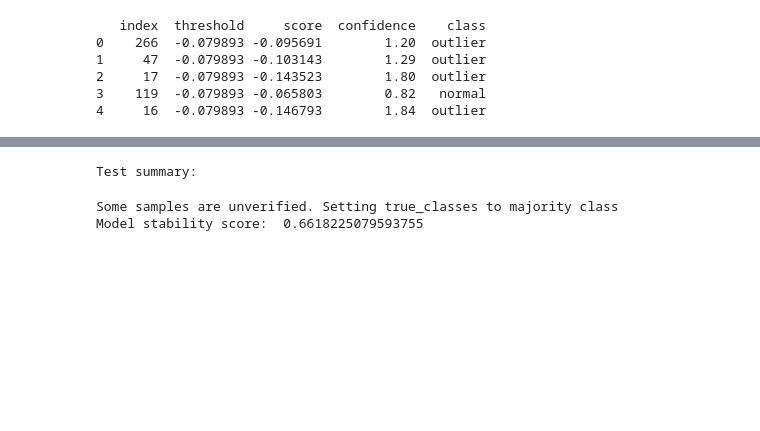
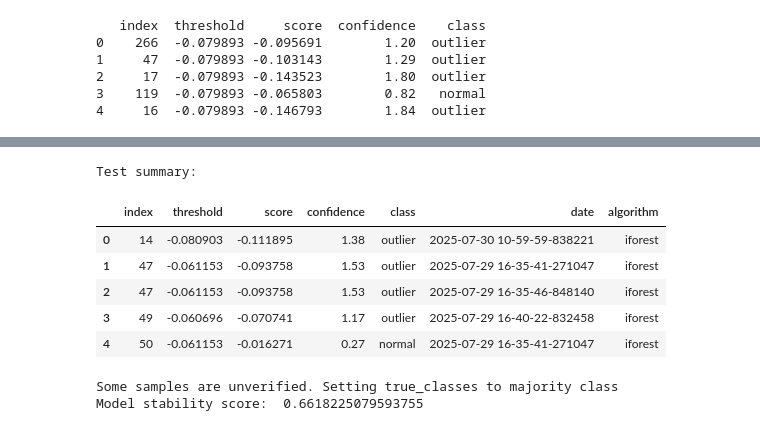
Before and after one commit to odea-project/StreamPort, a Jupyter notebook: dev_machine_learning.ipynb, the cells around one changed output, grey strips where cells are left out. Cells and saved outputs as stored; diff of their text form; code cells hidden in the pictures; blank space fills up the shorter version.

```diff
--- a/dev_machine_learning.ipynb
+++ b/dev_machine_learning.ipynb
@@ -152,31 +160,37 @@ else:
 # %%
 summary = pd.DataFrame()
 data = pd.DataFrame()
 metadata = pd.DataFrame()
 
 for i in range(len(test_files)):
     feature_df = pd.read_csv(test_files[i])
     data = pd.concat([data, feature_df], ignore_index=True)
 
     log = pd.read_csv(result_logs[i])
     summary = pd.concat([summary, log], ignore_index=True)
 
     meta = pd.read_csv(test_meta[i])
     metadata = pd.concat([metadata, meta], ignore_index=True)
 
 #data from test records are newly labelled. Classification results over tests will be averaged
-new_data = pd.concat([metadata, data], axis = 1)
+new_data = pd.merge(metadata, data, on="runtime")# fix bug with double runtime appearance or fix method to handle
 
 new_data = new_data.sort_values("index")
 new_data.drop_duplicates(subset = "index", inplace=True)
 new_data.reset_index(drop=True, inplace=True)
 
 summary = summary.sort_values("index")
 summary.reset_index(drop=True, inplace = True)
+summary["algorithm"] = "iforest"
+summary.to_csv("dev/test_summary.csv", index=False)
 print("Test summary: ")
 summary.head()
-summary["algorithm"] = "iforest"
-summary.to_csv("dev/test_summary.csv", index=False)
 # %% [output]
 Test summary:
+|  | index | threshold | score | confidence | class | date | algorithm |
+| 0 | 14 | -0.080903 | -0.111895 | 1.38 | outlier | 2025-07-30 10-59-59-838221 | iforest |
+| 1 | 47 | -0.061153 | -0.093758 | 1.53 | outlier | 2025-07-29 16-35-41-271047 | iforest |
+| 2 | 47 | -0.061153 | -0.093758 | 1.53 | outlier | 2025-07-29 16-35-46-848140 | iforest |
+| 3 | 49 | -0.060696 | -0.070741 | 1.17 | outlier | 2025-07-29 16-40-22-832458 | iforest |
+| 4 | 50 | -0.061153 | -0.016271 | 0.27 | normal | 2025-07-29 16-35-41-271047 | iforest |
 # %%
```
Also changed, not shown: parts of 12 cells of this notebook, 3 other files.
